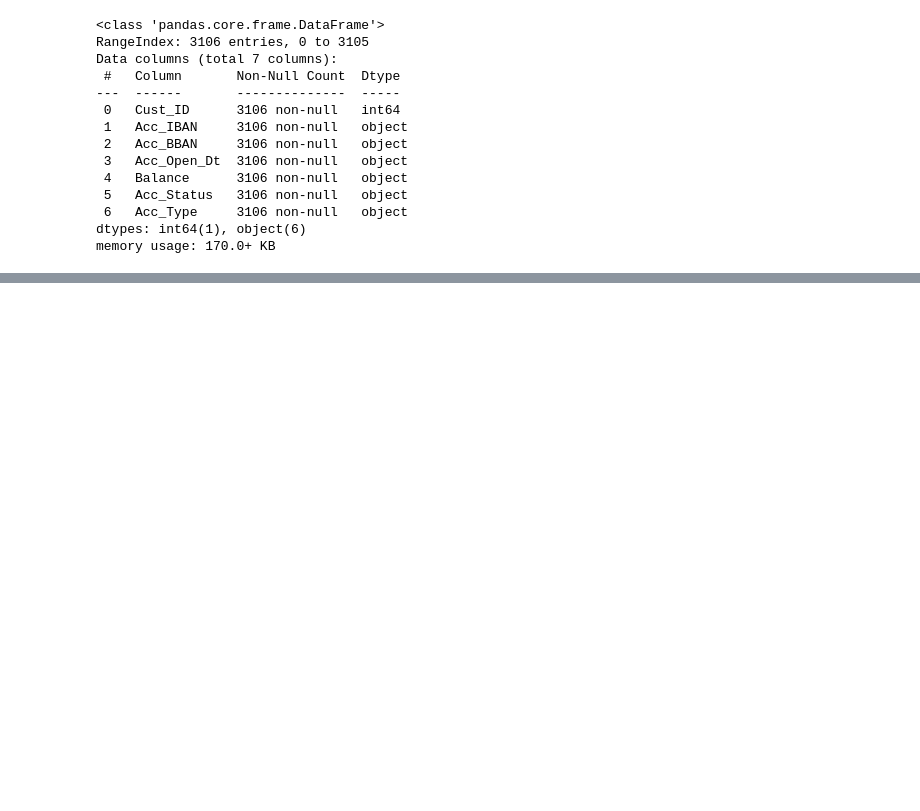
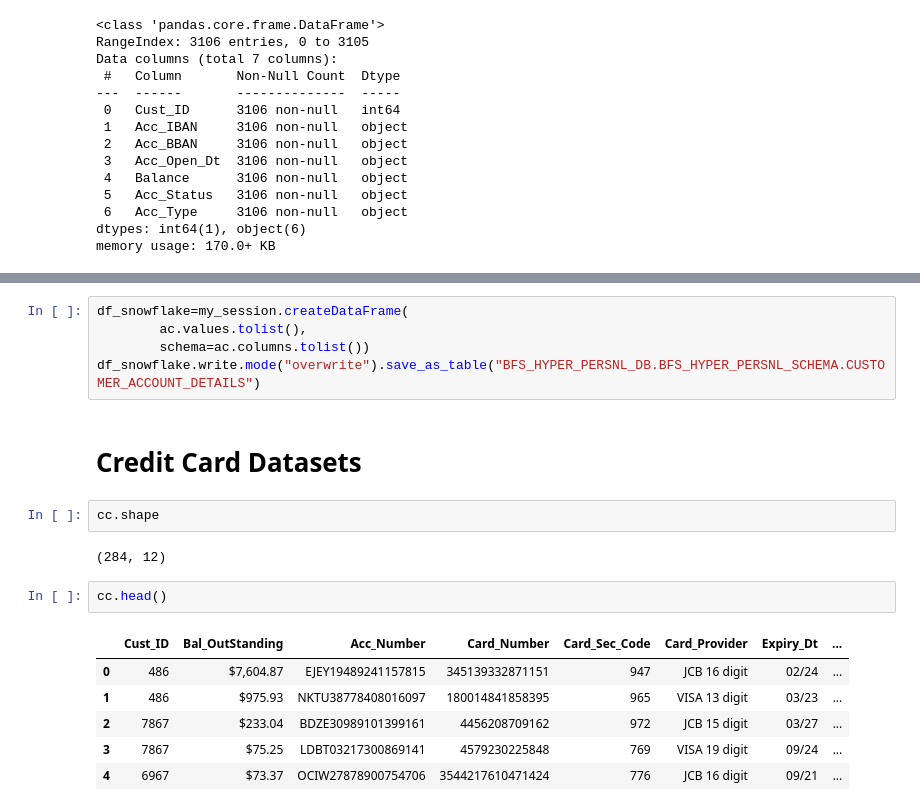
Before and after one commit to mhs10031990/BFS_HYPER_PERSNL_Repo, a Jupyter notebook: Setup_data.ipynb, the cells around one changed output, grey strips where cells are left out. Drawn from its saved outputs; the diff is of its cells as text; blank space fills up the shorter version.

Commit message:
auto save by knights-watch

```diff
--- a/Setup_data.ipynb
+++ b/Setup_data.ipynb
@@ -210,0 +220,20 @@ ac.isnull().sum()
+# %%
+df_snowflake=my_session.createDataFrame(
+        ac.values.tolist(),
+        schema=ac.columns.tolist())
+df_snowflake.write.mode("overwrite").save_as_table("BFS_HYPER_PERSNL_DB.BFS_HYPER_PERSNL_SCHEMA.CUSTOMER_ACCOUNT_DETAILS")
+# %% [markdown]
+# Credit Card Datasets
+# %%
+cc.shape
+# %% [output]
+(284, 12)
+# %%
+cc.head()
+# %% [output]
+|  | Cust_ID | Bal_OutStanding | Acc_Number | Card_Number | Card_Sec_Code | Card_Provider | Expiry_Dt | ... |
+| 0 | 486 | $7,604.87 | EJEY19489241157815 | 345139332871151 | 947 | JCB 16 digit | 02/24 | ... |
+| 1 | 486 | $975.93 | NKTU38778408016097 | 180014841858395 | 965 | VISA 13 digit | 03/23 | ... |
+| 2 | 7867 | $233.04 | BDZE30989101399161 | 4456208709162 | 972 | JCB 15 digit | 03/27 | ... |
+| 3 | 7867 | $75.25 | LDBT03217300869141 | 4579230225848 | 769 | VISA 19 digit | 09/24 | ... |
+| 4 | 6967 | $73.37 | OCIW27878900754706 | 3544217610471424 | 776 | JCB 16 digit | 09/21 | ... |
```
Also changed, not shown: parts of 5 cells of this notebook.
